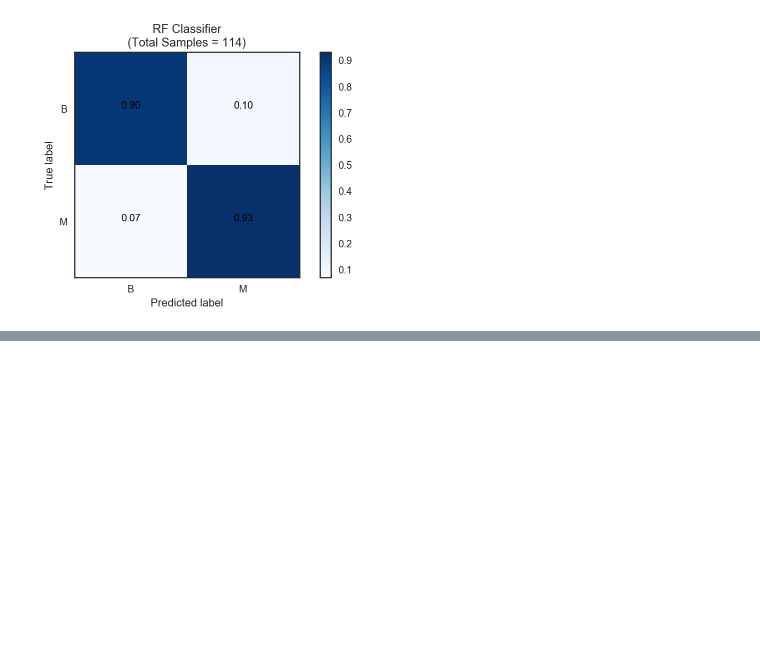
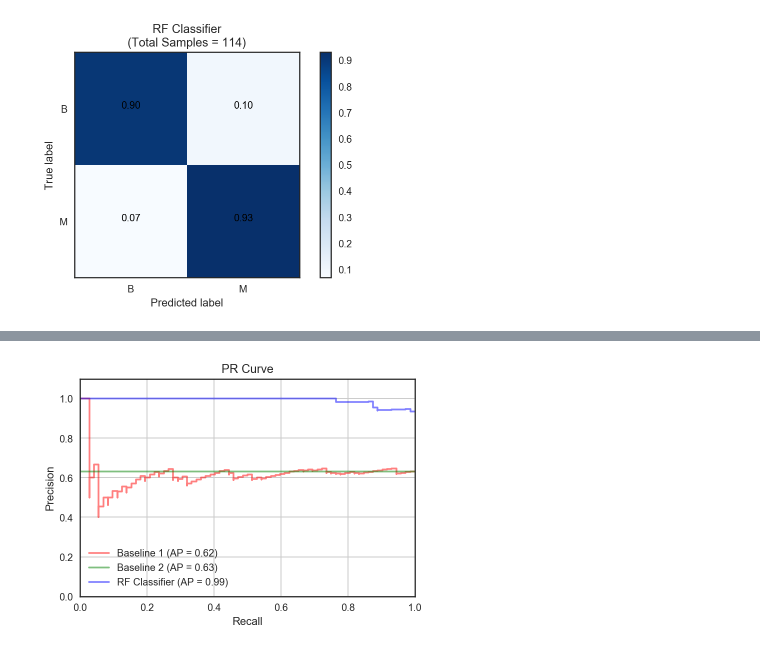
Before and after one commit to thampiman/msdn-digp-blog, a Jupyter notebook: measuring_model_goodness/Classification.ipynb, the cells around one changed output, grey strips where cells are left out. Cells and saved outputs as stored; diff of their text form; code cells hidden in the pictures; blank space fills up the shorter version.

```diff
--- a/measuring_model_goodness/Classification.ipynb
+++ b/measuring_model_goodness/Classification.ipynb
@@ -302,0 +325,24 @@ RF Classifier Value = 2.32
+# %%
+b1_p, b1_r, b1_pr_th = precision_recall_curve(df_test['target'], df_test['baseline_1_proba'])
+b2_p, b2_r, b2_pr_th = precision_recall_curve(df_test['target'], df_test['baseline_2'])
+rf_p, rf_r, rf_pr_th = precision_recall_curve(df_test['target'], df_test['rf_cls_proba'])
+f, ax = plt.subplots()
+ax.step(b1_r, b1_p, 'r-', alpha=0.5, label='Baseline 1 (AP = %.2f)' % average_precision_score(df_test['target'],
+                                                                                        df_test['baseline_1_proba']),
+        where='post')
+ax.step(b2_r, b2_p, 'g-', alpha=0.5, label='Baseline 2 (AP = %.2f)' % average_precision_score(df_test['target'],
+                                                                                        df_test['baseline_2']),
+        where='post')
+ax.step(rf_r, rf_p, 'b-', alpha=0.5, label='RF Classifier (AP = %.2f)' % average_precision_score(df_test['target'],
+                                                                                           df_test['rf_cls_proba']),
+        where='post')
+ax.grid(True)
+ax.set_xlabel('Recall')
+ax.set_ylabel('Precision')
+ax.set_title('PR Curve')
+ax.set_xlim([0, 1])
+ax.set_ylim([0, 1.1])
+ax.legend()
+f.savefig('images/pr_curve.png', dpi=200, bbox_inches='tight');
+# %% [output]
+[figure, added]
```
Also changed, not shown: parts of 11 cells of this notebook, 6 other files.
